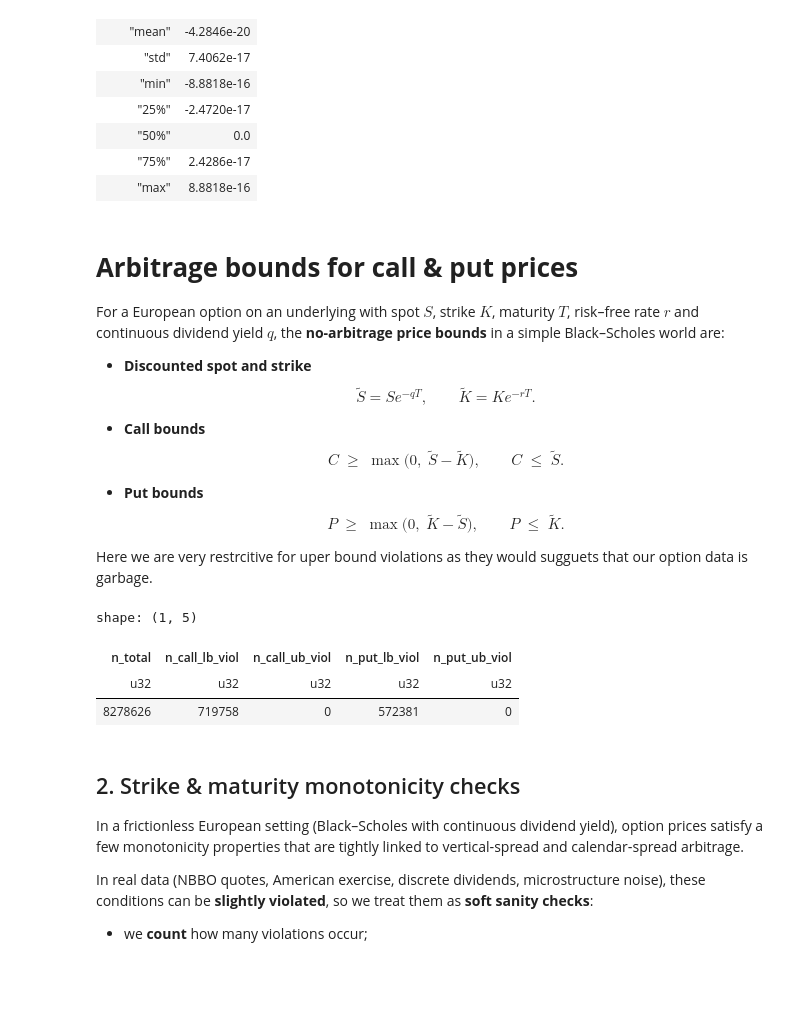
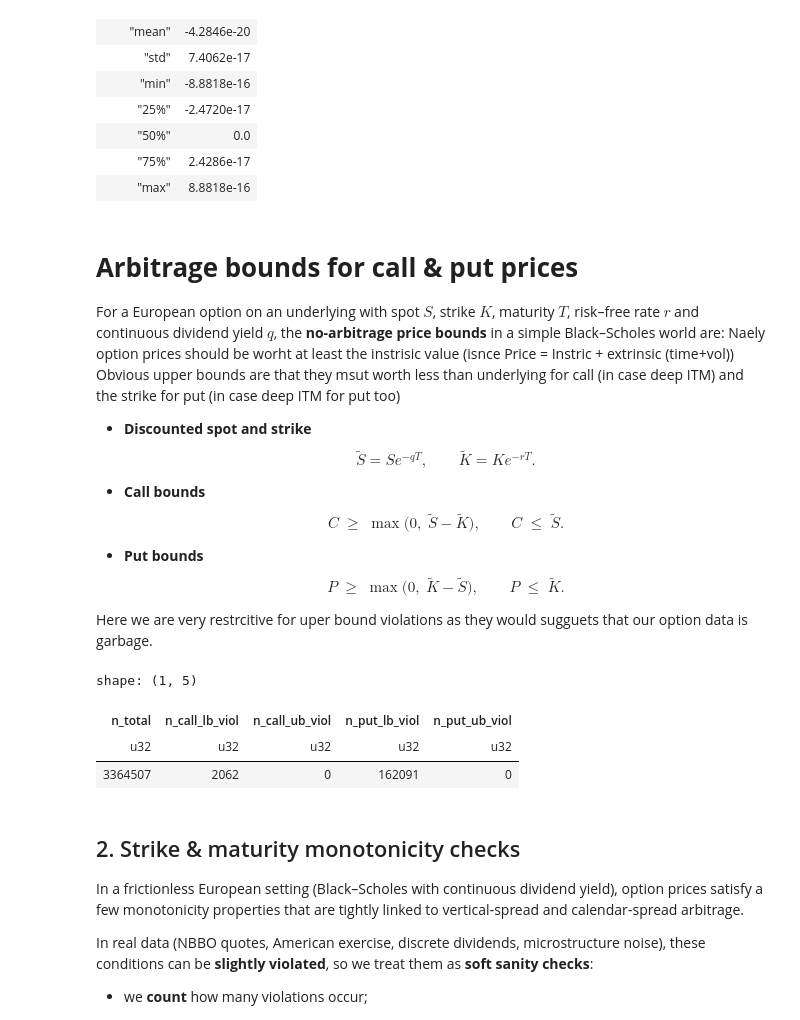
Before and after one commit to anthonymakarewicz/volatility-trading, a Jupyter notebook: notebooks/orats_spx_panel_eda_validation.ipynb, the cells around one changed output. Saved outputs shown, nothing was run; the diff lists cells and outputs as text; code cells hidden in the pictures; blank space fills up the shorter version.

```diff
--- a/notebooks/orats_spx_panel_eda_validation.ipynb
+++ b/notebooks/orats_spx_panel_eda_validation.ipynb
@@ -1292,6 +1285,9 @@ shape: (9, 2)
 For a European option on an underlying with spot $S$, strike $K$, maturity $T$,
 risk–free rate $r$ and continuous dividend yield $q$, the **no-arbitrage price
 bounds** in a simple Black–Scholes world are:
+Naely option prices should be worht at least the instrisic value (isnce Price = Instric + extrinsic (time+vol))
+Obvious upper bounds are that they msut worth less than underlying for call (in case deep ITM) and the strike for put (in case deep ITM for put too)
+
 
 - **Discounted spot and strike**
   $$
@@ -1316,12 +1312,18 @@ Here we are very restrcitive for uper bound violations as they would sugguets th
 TOL = 1e-6  # small numerical tolerance
 
 # --- 1) Build discounted spot & strike -------------------------------------
-df_bounds = df.lazy().with_columns(
-    disc_r = (-pl.col("risk_free_rate") * pl.col("yte")).exp(),
-    disc_q = (-pl.col("dividend_yield") * pl.col("yte")).exp(),
-).with_columns(
-    spot_disc  = pl.col("spot_price") * pl.col("disc_q"),   # S e^{-qT}
-    strike_disc = pl.col("strike") * pl.col("disc_r"),      # K e^{-rT}
+df_bounds = (df.lazy()
+    .filter(
+        pl.col("call_delta").is_between(0.1, 0.9),
+        pl.col("dte").is_between(10, 60),
+    )
+    .with_columns(
+        disc_r = (-pl.col("risk_free_rate") * pl.col("yte")).exp(),
+        disc_q = (-pl.col("dividend_yield") * pl.col("yte")).exp(),
+    ).with_columns(
+        spot_disc  = pl.col("spot_price") * pl.col("disc_q"),   # S e^{-qT}
+        strike_disc = pl.col("strike") * pl.col("disc_r"),      # K e^{-rT}
+    )
 )
 
 # --- 2) Theoretical lower/upper bounds -------------------------------------
@@ -1339,34 +1341,34 @@ df_bounds = df_bounds.with_columns(
         pl.col("strike_disc") - pl.col("spot_disc"),
     ),
     put_ub = pl.col("strike_disc"),
 )
 
 # --- 3) Flag violations -----------------------------------------------------
 df_bounds = df_bounds.with_columns(
     call_lb_violation = pl.col("call_mid_price") < (pl.col("call_lb") - TOL),
     call_ub_violation = pl.col("call_mid_price") > (pl.col("call_ub") + TOL),
 
     put_lb_violation  = pl.col("put_mid_price") < (pl.col("put_lb") - TOL),
     put_ub_violation  = pl.col("put_mid_price") > (pl.col("put_ub") + TOL),
 )
 
 # --- 4) Summary counts ------------------------------------------------------
 summary = df_bounds.select(
     pl.len().alias("n_total"),
 
     pl.col("call_lb_violation").sum().alias("n_call_lb_viol"),
     pl.col("call_ub_violation").sum().alias("n_call_ub_viol"),
 
     pl.col("put_lb_violation").sum().alias("n_put_lb_viol"),
     pl.col("put_ub_violation").sum().alias("n_put_ub_viol"),
 ).collect()
 
 summary
 # %% [output]
 shape: (1, 5)
 | n_total | n_call_lb_viol | n_call_ub_viol | n_put_lb_viol | n_put_ub_viol |
 | u32 | u32 | u32 | u32 | u32 |
-| 8278626 | 719758 | 0 | 572381 | 0 |
+| 3364507 | 2062 | 0 | 162091 | 0 |
 # %% [markdown]
 ## 2. Strike & maturity monotonicity checks
 
```
Also changed, not shown: parts of 17 cells of this notebook, 2 other files.
